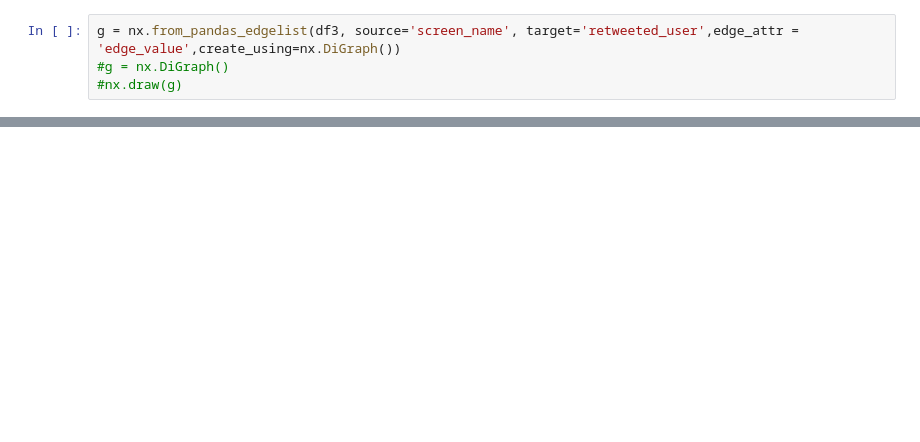
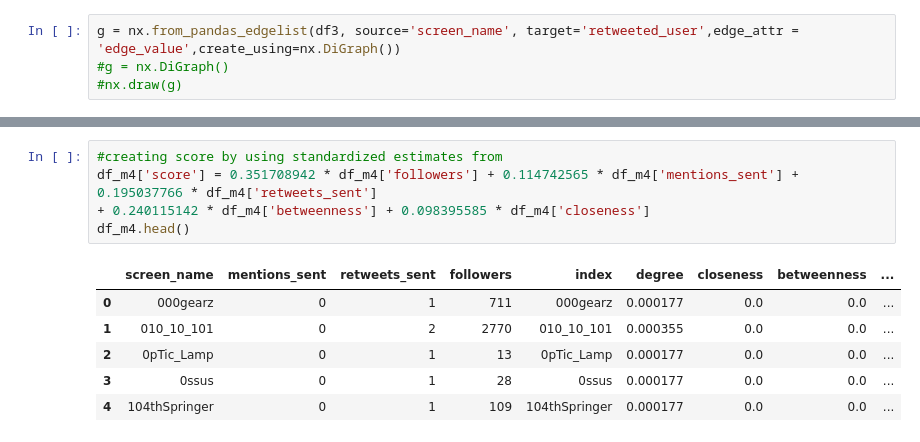
Before and after one commit to abhinaya08/social_media_analytics, a Jupyter notebook: SMA Part 2.ipynb, the cells around one changed output, grey strips where cells are left out. Drawn from its saved outputs; the diff is of its cells as text; blank space fills up the shorter version.

```diff
--- a/SMA Part 2.ipynb
+++ b/SMA Part 2.ipynb
@@ -153,0 +105,12 @@ closeness_centrality(g)
+# %%
+#creating score by using standardized estimates from
+df_m4['score'] = 0.351708942 * df_m4['followers'] + 0.114742565 * df_m4['mentions_sent'] + 0.195037766 * df_m4['retweets_sent']
++ 0.240115142 * df_m4['betweenness'] + 0.098395585 * df_m4['closeness']
+df_m4.head()
+# %% [output]
+|  | screen_name | mentions_sent | retweets_sent | followers | index | degree | closeness | betweenness | ... |
+| 0 | 000gearz | 0 | 1 | 711 | 000gearz | 0.000177 | 0.0 | 0.0 | ... |
+| 1 | 010_10_101 | 0 | 2 | 2770 | 010_10_101 | 0.000355 | 0.0 | 0.0 | ... |
+| 2 | 0pTic_Lamp | 0 | 1 | 13 | 0pTic_Lamp | 0.000177 | 0.0 | 0.0 | ... |
+| 3 | 0ssus | 0 | 1 | 28 | 0ssus | 0.000177 | 0.0 | 0.0 | ... |
+| 4 | 104thSpringer | 0 | 1 | 109 | 104thSpringer | 0.000177 | 0.0 | 0.0 | ... |
```
Also changed, not shown: parts of 27 cells of this notebook, 1 other file.
